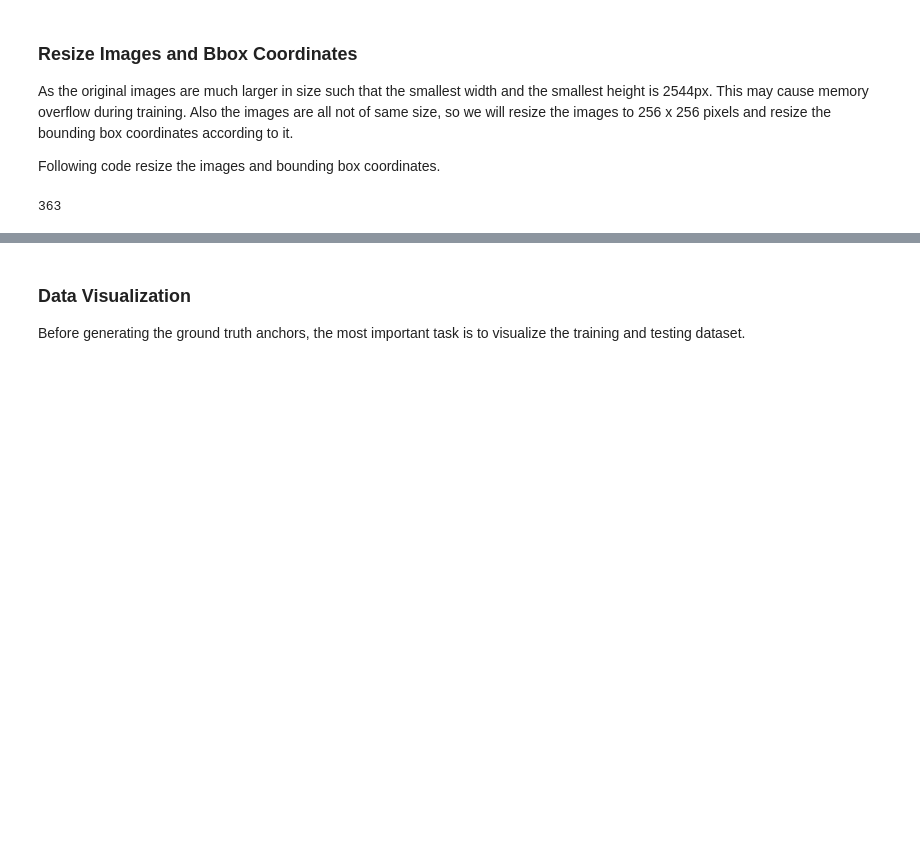
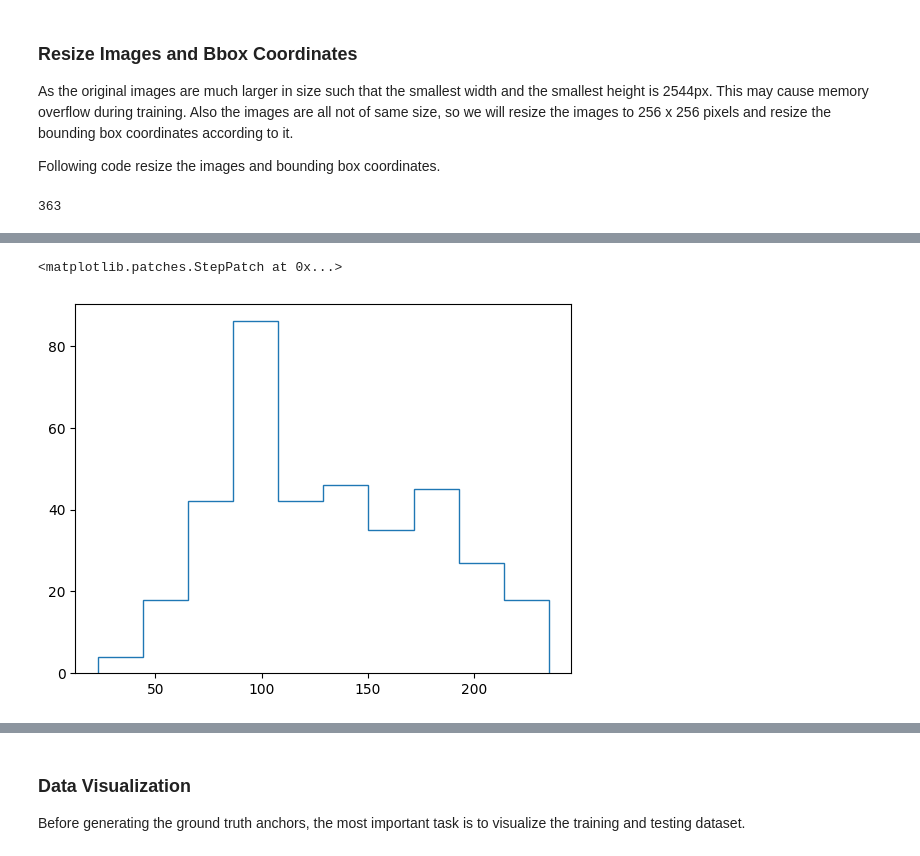
Before and after one commit to dg314/pdf-table-detector, a Jupyter notebook: code/table-detection_calling_new_functions.ipynb, the cells around one changed output, grey strips where cells are left out. Drawn from its saved outputs; the diff is of its cells as text; code cells hidden in the pictures; blank space fills up the shorter version.

```diff
--- a/code/table-detection_calling_new_functions.ipynb
+++ b/code/table-detection_calling_new_functions.ipynb
@@ -108,0 +126,6 @@ len(train_images)
+# %%
+counts, bins = np.histogram(train_df['height'])
+plt.stairs(counts, bins)
+# %% [output]
+<matplotlib.patches.StepPatch at 0x...>
+[figure, added]
```
Also changed, not shown: parts of 30 cells of this notebook, 3 other files.
